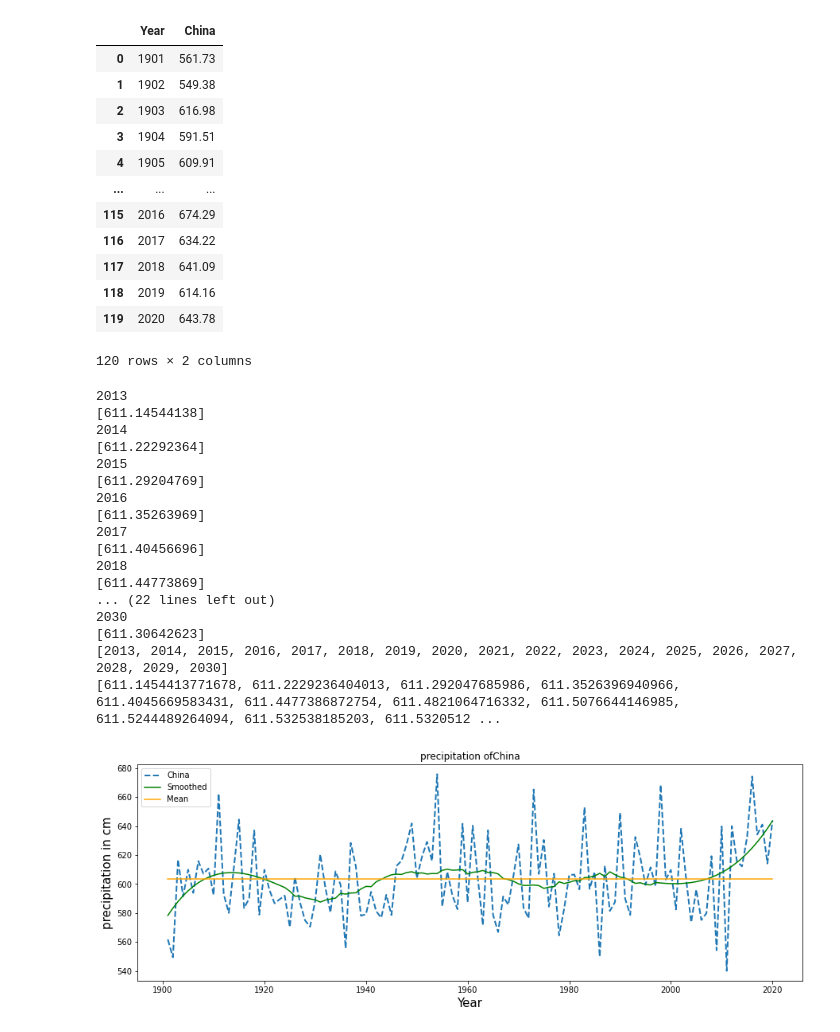
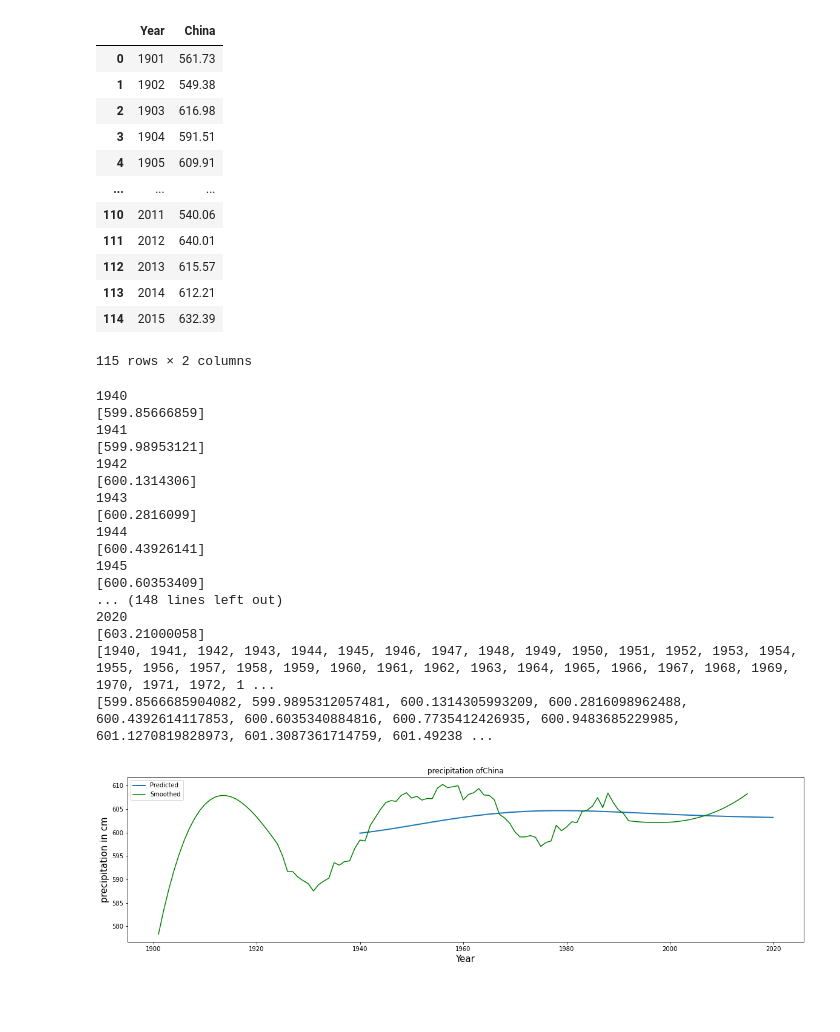
Before and after one commit to Harsh324/ML_projects, a Jupyter notebook: WeatherPrediction/Precipitation_Prediction.ipynb, the cells around one changed output. Cells and saved outputs as stored; diff of their text form; code cells hidden in the pictures; blank space fills up the shorter version.

```diff
--- a/WeatherPrediction/Precipitation_Prediction.ipynb
+++ b/WeatherPrediction/Precipitation_Prediction.ipynb
@@ -103,7 +103,7 @@ def Analyse_Rain_Countries(Country = ['India','China'],Start_Year = 1901 , End_Y
 # %%
 Country = 'China'
 Start_Year = 1900
-End_Year = 2020
+End_Year = 2015
 df = Analyse_Rain_Countries([Country], Start_Year, End_Year)
 df
 # %% [output]
@@ -178,64 +178,65 @@ df
 | 3 | 1904 | 591.51 |
 | 4 | 1905 | 609.91 |
 | ... | ... | ... |
-| 115 | 2016 | 674.29 |
-| 116 | 2017 | 634.22 |
-| 117 | 2018 | 641.09 |
-| 118 | 2019 | 614.16 |
-| 119 | 2020 | 643.78 |
+| 110 | 2011 | 540.06 |
+| 111 | 2012 | 640.01 |
+| 112 | 2013 | 615.57 |
+| 113 | 2014 | 612.21 |
+| 114 | 2015 | 632.39 |
-120 rows × 2 columns
+115 rows × 2 columns
 # %%
 Year = []
 prec = []
 def Predict(year, Model):
 
-    for i in range(2013, year + 1):
+    for i in range(1940, year + 1):
         print(i)
         print(Model.predict([[i]]))
         Year.append(i)
         #print(Model.predict([[i]]))
         prec.append(Model.predict([[i]])[0])
-        df.loc[len(df)] = [i, Model.predict([[i]])[0]]
+        #df.loc[len(df)] = [i, Model.predict([[i]])[0]]
 
-Predict(2030, Model)
+Predict(2020, Model)
 print(Year)
 print(prec)
 # %% [output]
-2013
-[611.14544138]
-2014
-[611.22292364]
-2015
-[611.29204769]
-2016
-[611.35263969]
-2017
-[611.40456696]
-2018
-[611.44773869]
-... (22 lines left out)
-2030
-[611.30642623]
-[2013, 2014, 2015, 2016, 2017, 2018, 2019, 2020, 2021, 2022, 2023, 2024, 2025, 2026, 2027, 2028, 2029, 2030]
-[611.1454413771678, 611.2229236404013, 611.292047685986, 611.3526396940966, 611.4045669583431, 611.4477386872754, 611.4821064716332, 611.5076644146985, 611.5244489264094, 611.532538185203, 611.5320512 ...
+1940
+[599.85666859]
+1941
+[599.98953121]
+1942
+[600.1314306]
+1943
+[600.2816099]
+1944
+[600.43926141]
+1945
+[600.60353409]
+... (148 lines left out)
+2020
+[603.21000058]
+[1940, 1941, 1942, 1943, 1944, 1945, 1946, 1947, 1948, 1949, 1950, 1951, 1952, 1953, 1954, 1955, 1956, 1957, 1958, 1959, 1960, 1961, 1962, 1963, 1964, 1965, 1966, 1967, 1968, 1969, 1970, 1971, 1972, 1 ...
+[599.8566685904082, 599.9895312057481, 600.1314305993209, 600.2816098962488, 600.4392614117853, 600.6035340884816, 600.7735412426935, 600.9483685229985, 601.1270819828973, 601.3087361714759, 601.49238 ...
 # %%
 Arr = np.array([list(df['Year']), list(df[df.columns[1]])])
 Smoothed = savgol_filter(Arr[1], window_length=47, polyorder=3, mode='interp')
 
-Plot = df.plot(x='Year', linestyle='dashed', linewidth=2,
-                          title='precipitation of  ' + Country, ylabel='Precipitaion in mm')
+# #Plot = df.plot(x='Year', linestyle='dashed', linewidth=2,
+#                           title='precipitation of  ' + Country, ylabel='Precipitaion in mm')
 
-plt.rcParams['figure.figsize'] = [15, 5]
+plt.rcParams['figure.figsize'] = [20, 5]
 plt.xlabel('Year', fontsize=15)
 plt.ylabel('precipitation in cm', fontsize=15)
 plt.title('precipitation of' + df.columns[1])
 
+plt.plot(Year, prec, label='Predicted', linewidth=2)
 
 #Plot = df.plot(x = 'Year', linestyle='dashed', linewidth=2, title='Temperature of ' + df.columns[1], ylabel='Temperature in degree celsius')
 plt.plot(Arr[0], Smoothed, color='green', label='Smoothed')
-y_mean = [np.mean(Arr[1])]*len(Arr[0])
-plt.plot(Arr[0], y_mean, label='Mean', color='orange')
+# y_mean = [np.mean(Arr[1])]*len(Arr[0])
+# plt.plot(Arr[0], y_mean, label='Mean', color='orange')
 legend = plt.legend(loc='upper left')
 plt.show()
 # %% [output]
-[figure, old version]
+[figure, new version]
```
Also changed, not shown: parts of 4 cells of this notebook, 2 other files.
